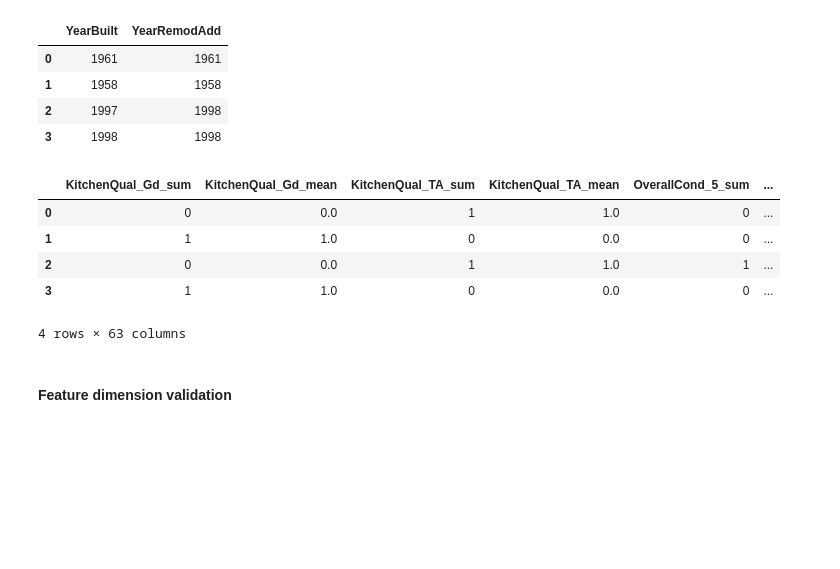
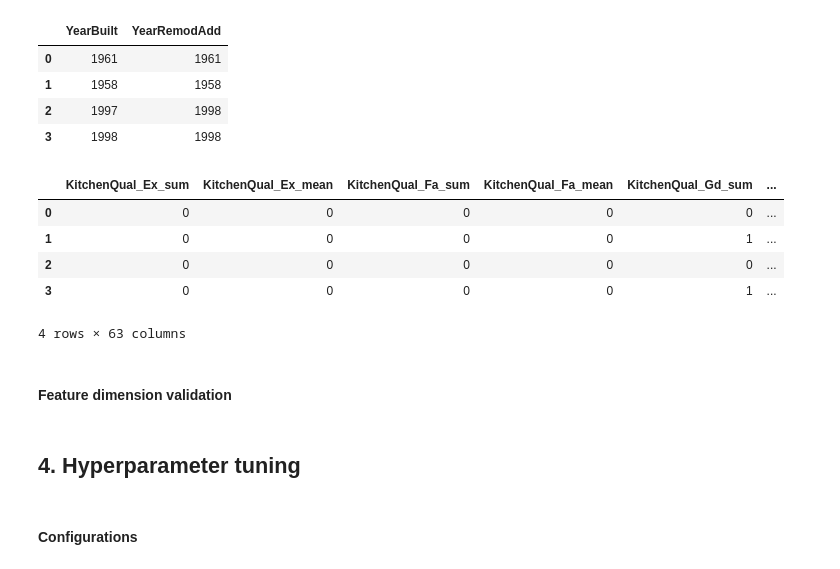
Before and after one commit to fokhrun/heritage_housing, a Jupyter notebook: jupyter_notebooks/model_training.ipynb, the cells around one changed output. Cells and saved outputs as stored; diff of their text form; code cells hidden in the pictures; blank space fills up the shorter version.

Commit message:
add xgboost based hyperparameter tunning and training

```diff
--- a/jupyter_notebooks/model_training.ipynb
+++ b/jupyter_notebooks/model_training.ipynb
@@ -347,11 +348,20 @@ assert training_features.isna().sum().sum() == 0
 # %% [markdown]
 ### Split train, test, validation
 # %%
-_, features_test = train_test_split(training_features, test_size=0.2)
-features_train, features_cv = train_test_split(_, test_size=0.25)
-assert features_train.shape[0] == housing_records.shape[0] * 0.8 * 0.75
-assert features_test.shape[0] == housing_records.shape[0] * 0.2
-assert features_cv.shape[0] == housing_records.shape[0] * 0.8 * 0.25
+features_train, features_test = train_test_split(training_features, test_size=0.2)
+features_cv, _ = train_test_split(features_train, test_size=0.5)
+
+X_cv = features_cv.drop(target_column, axis=1)
+y_cv = features_cv[target_column]
+
+X_train = features_train.drop(target_column, axis=1)
+y_train = features_train[target_column]
+
+X_test = features_test.drop(target_column, axis=1)
+y_test = features_test[target_column]
+
+assert features_train.shape[0] == training_features.shape[0] * 0.8
+assert features_test.shape[0] == training_features.shape[0] * 0.2
 # %% [markdown]
 ---
 # %% [markdown]
@@ -430,16 +440,21 @@ inherited_houses_temporal.head()
 # %%
 prediction_features = pd.concat([inherited_categorical, inherited_numerical], axis=1)
 prediction_features.loc[:, "NumYearsSinceBuilt"] = latest_years_built - inherited_houses_temporal["YearBuilt"]
 prediction_features.loc[:, "NumYearsSinceRemodelled"] = latest_years_built - inherited_houses_temporal["YearRemodAdd"]
+prediction_features = prediction_features.reindex(columns=X_train.columns)
 prediction_features.head()
 # %% [output]
-|  | KitchenQual_Gd_sum | KitchenQual_Gd_mean | KitchenQual_TA_sum | KitchenQual_TA_mean | OverallCond_5_sum | ... |
-| 0 | 0 | 0.0 | 1 | 1.0 | 0 | ... |
-| 1 | 1 | 1.0 | 0 | 0.0 | 0 | ... |
-| 2 | 0 | 0.0 | 1 | 1.0 | 1 | ... |
-| 3 | 1 | 1.0 | 0 | 0.0 | 0 | ... |
+|  | KitchenQual_Ex_sum | KitchenQual_Ex_mean | KitchenQual_Fa_sum | KitchenQual_Fa_mean | KitchenQual_Gd_sum | ... |
+| 0 | 0 | 0 | 0 | 0 | 0 | ... |
+| 1 | 0 | 0 | 0 | 0 | 1 | ... |
+| 2 | 0 | 0 | 0 | 0 | 0 | ... |
+| 3 | 0 | 0 | 0 | 0 | 1 | ... |
 4 rows × 63 columns
 # %% [markdown]
 #### Feature dimension validation
 # %%
 assert training_features.shape[1] - 1 == prediction_features.shape[1]
+# %% [markdown]
+## 4. Hyperparameter tuning
+# %% [markdown]
+#### Configurations
```
Also changed, not shown: parts of 16 cells of this notebook.
